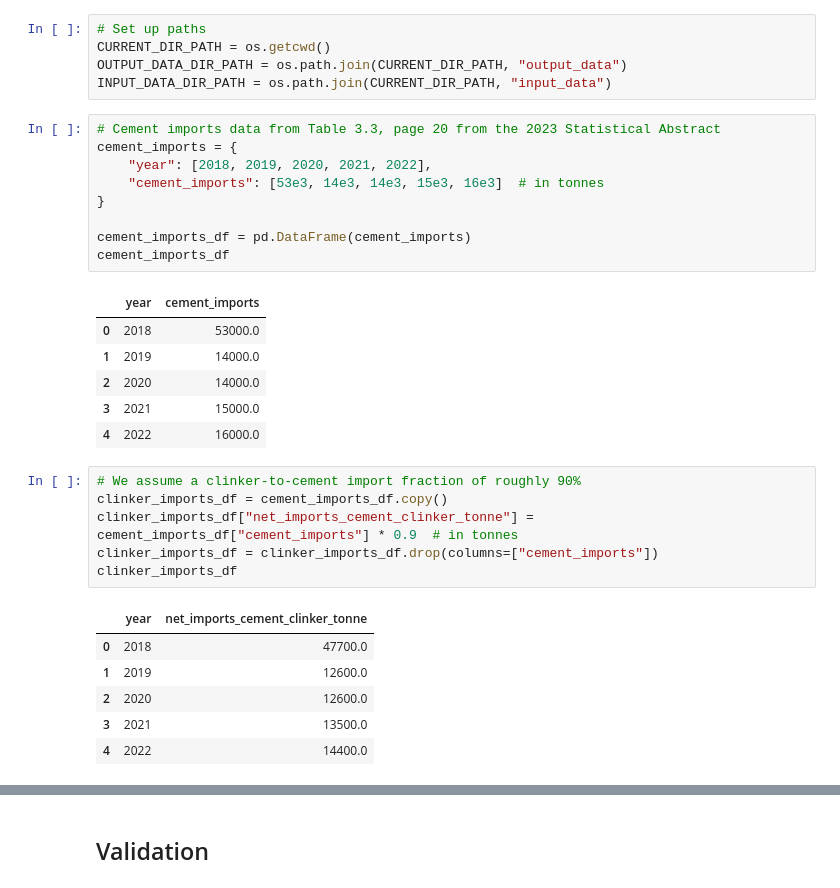
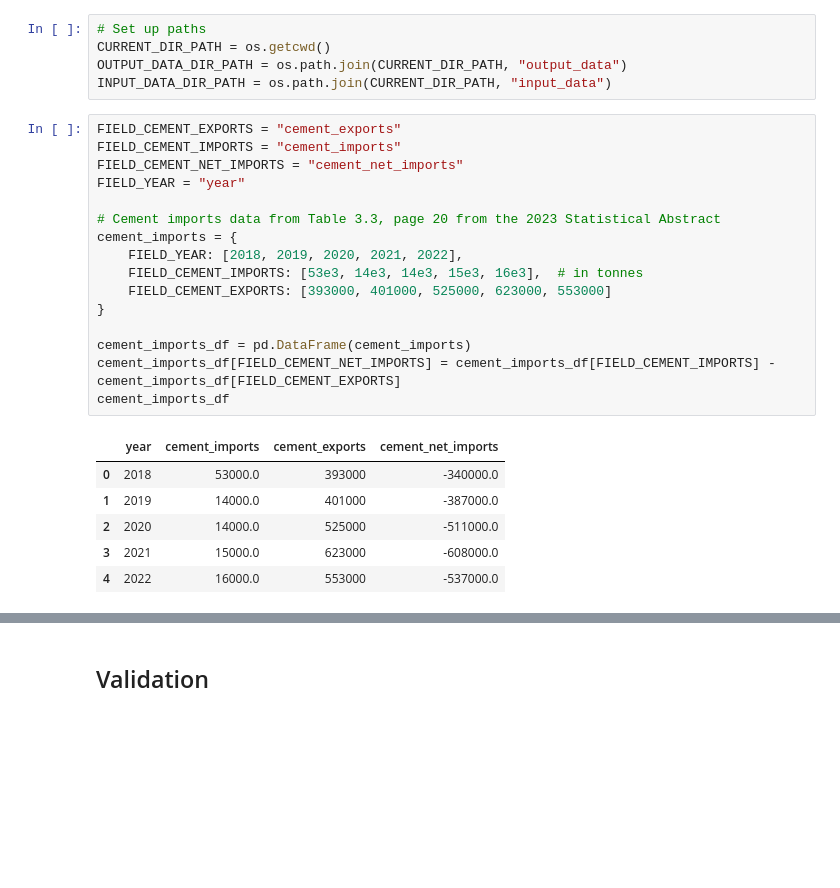
Before and after one commit to sisepuede-framework/ssp_uganda_data, a Jupyter notebook: data_processing/_DEPRECATED_CLINKER_IMPORTS.ipynb, the cells around one changed output, grey strips where cells are left out. Saved outputs shown, nothing was run; the diff lists cells and outputs as text; blank space fills up the shorter version.

```diff
--- a/data_processing/CLINKER_IMPORTS.ipynb
+++ b/data_processing/_DEPRECATED_CLINKER_IMPORTS.ipynb
@@ -18,31 +59,25 @@ CURRENT_DIR_PATH = os.getcwd()
 OUTPUT_DATA_DIR_PATH = os.path.join(CURRENT_DIR_PATH, "output_data")
 INPUT_DATA_DIR_PATH = os.path.join(CURRENT_DIR_PATH, "input_data")
 # %%
+FIELD_CEMENT_EXPORTS = "cement_exports"
+FIELD_CEMENT_IMPORTS = "cement_imports"
+FIELD_CEMENT_NET_IMPORTS = "cement_net_imports"
+FIELD_YEAR = "year"
+
 # Cement imports data from Table 3.3, page 20 from the 2023 Statistical Abstract
 cement_imports = {
-    "year": [2018, 2019, 2020, 2021, 2022],
-    "cement_imports": [53e3, 14e3, 14e3, 15e3, 16e3]  # in tonnes
+    FIELD_YEAR: [2018, 2019, 2020, 2021, 2022],
+    FIELD_CEMENT_IMPORTS: [53e3, 14e3, 14e3, 15e3, 16e3],  # in tonnes
+    FIELD_CEMENT_EXPORTS: [393000, 401000, 525000, 623000, 553000]
 }
 
 cement_imports_df = pd.DataFrame(cement_imports)
+cement_imports_df[FIELD_CEMENT_NET_IMPORTS] = cement_imports_df[FIELD_CEMENT_IMPORTS] - cement_imports_df[FIELD_CEMENT_EXPORTS]
 cement_imports_df
 # %% [output]
-|  | year | cement_imports |
-| 0 | 2018 | 53000.0 |
-| 1 | 2019 | 14000.0 |
-| 2 | 2020 | 14000.0 |
-| 3 | 2021 | 15000.0 |
-| 4 | 2022 | 16000.0 |
+|  | year | cement_imports | cement_exports | cement_net_imports |
+| 0 | 2018 | 53000.0 | 393000 | -340000.0 |
+| 1 | 2019 | 14000.0 | 401000 | -387000.0 |
+| 2 | 2020 | 14000.0 | 525000 | -511000.0 |
+| 3 | 2021 | 15000.0 | 623000 | -608000.0 |
+| 4 | 2022 | 16000.0 | 553000 | -537000.0 |
-# %%
-# We assume a clinker-to-cement import fraction of roughly 90%
-clinker_imports_df = cement_imports_df.copy()
-clinker_imports_df["net_imports_cement_clinker_tonne"] = cement_imports_df["cement_imports"] * 0.9  # in tonnes
-clinker_imports_df = clinker_imports_df.drop(columns=["cement_imports"])
-clinker_imports_df
-# %% [output]
-|  | year | net_imports_cement_clinker_tonne |
-| 0 | 2018 | 47700.0 |
-| 1 | 2019 | 12600.0 |
-| 2 | 2020 | 12600.0 |
-| 3 | 2021 | 13500.0 |
-| 4 | 2022 | 14400.0 |
```
Also changed, not shown: parts of 10 cells of this notebook, 14 other files.
